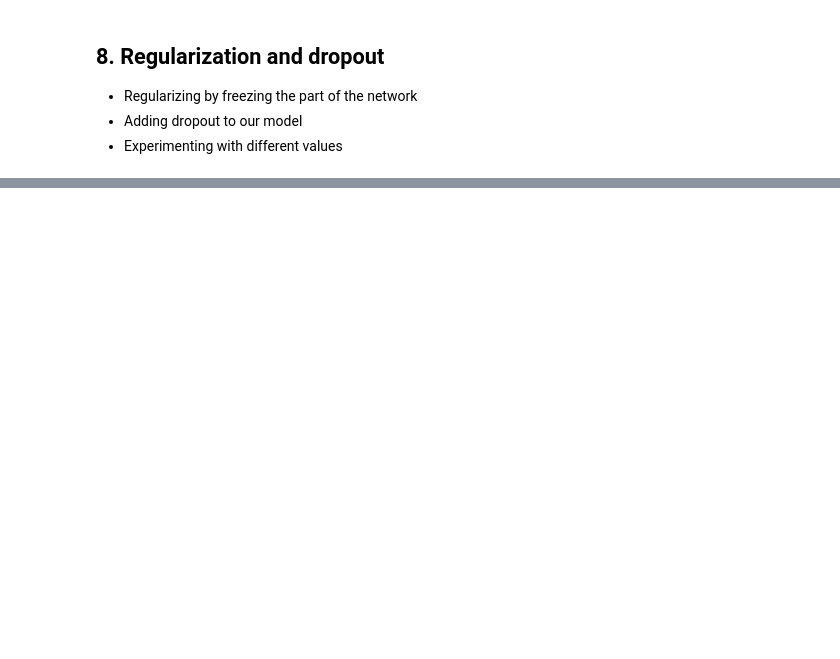
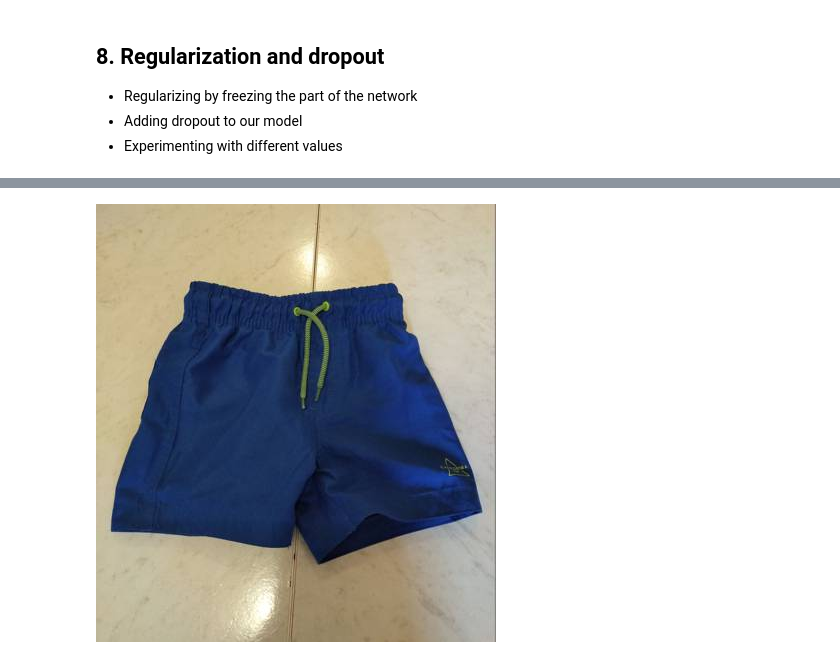
Before and after one commit to TheManuAi/ML-Zoomcamp, a Jupyter notebook: Week8 - Deep Learning/dl.ipynb, the cells around one changed output, grey strips where cells are left out. Cells and saved outputs as stored; diff of their text form; code cells hidden in the pictures; blank space fills up the shorter version.

```diff
--- a/Week8 - Deep Learning/dl.ipynb
+++ b/Week8 - Deep Learning/dl.ipynb
@@ -652,0 +928,3 @@ plt.plot(hist["accuracy"], label=("val=%s" % droprate))
+# %%
+path = "./clothing-dataset-small/test/shorts/9ebafad8-4684-4283-8c17-5a9a0114a707.jpg"
+img = , target_size=(299, 299))
@@ -652,0 +970,5 @@ plt.plot(hist["accuracy"], label=("val=%s" % droprate))
+# %%
+load_img(path)
+# indeed shorts
+# %% [output]
+[figure, added]
```
Also changed, not shown: parts of 34 cells of this notebook, 1 other file.
